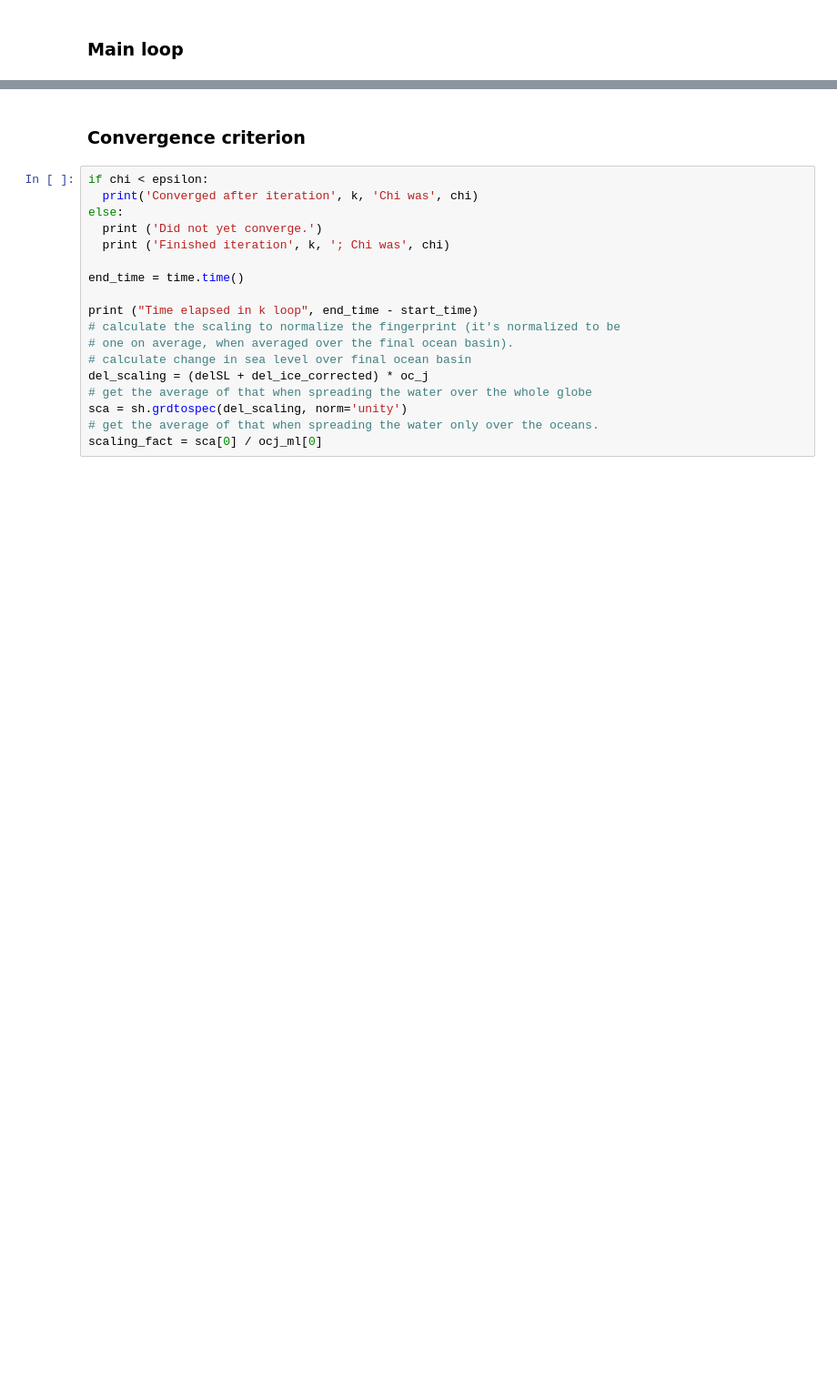
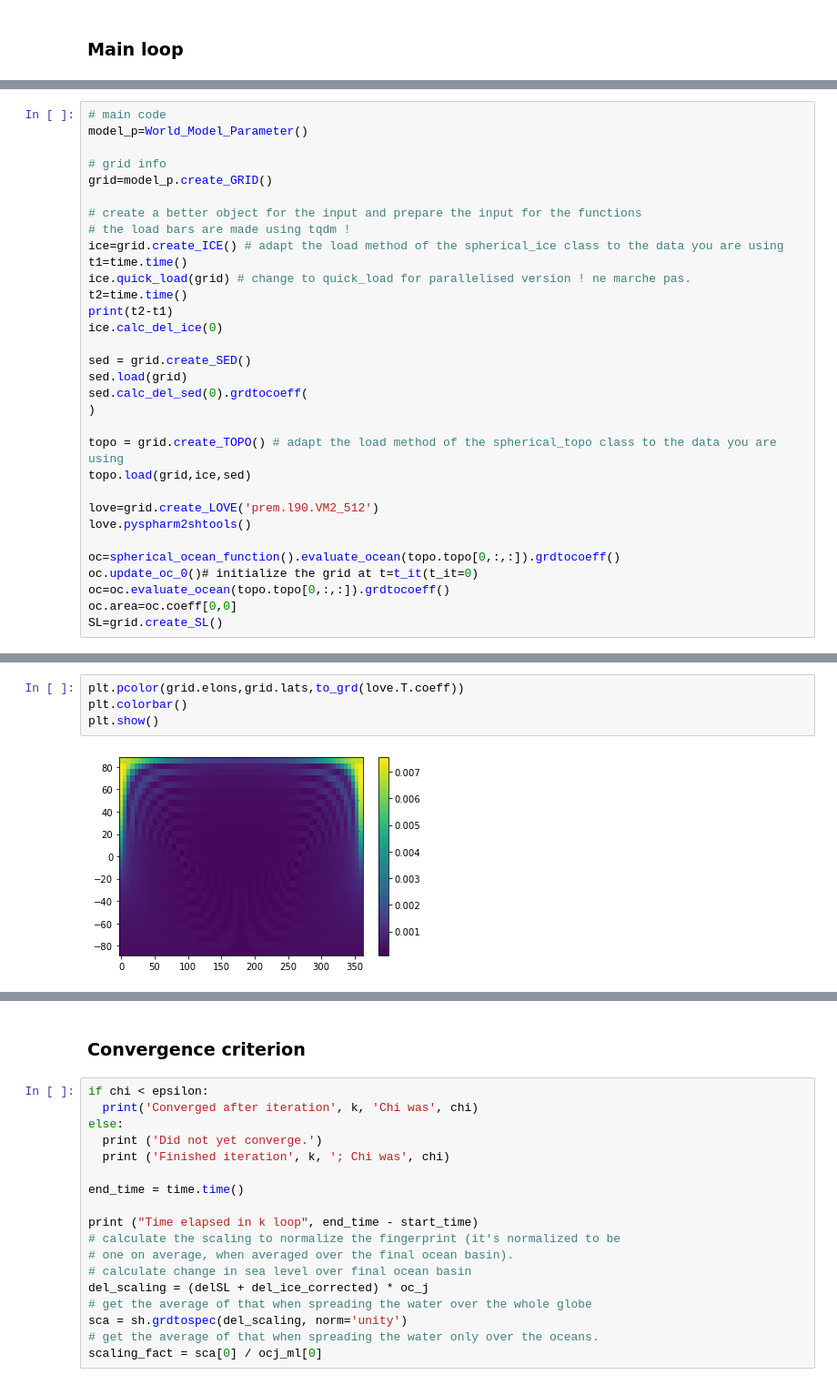
Before and after one commit to AHenryLarroze/Py_SL_C0de, a Jupyter notebook: SL_equation_elastic.ipynb, the cells around one changed output, grey strips where cells are left out. Shown at 91% size. Cells and saved outputs as stored; diff of their text form; blank space fills up the shorter version.

```diff
--- a/SL_equation_elastic.ipynb
+++ b/SL_equation_elastic.ipynb
@@ -436,0 +1562,32 @@ delS_ml.pcolor()
+# %%
+# main code
+model_p=World_Model_Parameter()
+
+# grid info
+grid=model_p.create_GRID()
+
+# create a better object for the input and prepare the input for the functions
+# the load bars are made using tqdm !
+ice=grid.create_ICE() # adapt the load method of the spherical_ice class to the data you are using
+t1=time.time()
+ice.quick_load(grid) # change to quick_load for parallelised version ! ne marche pas.
+t2=time.time()
+print(t2-t1)
+ice.calc_del_ice(0)
+
+sed = grid.create_SED()
+sed.load(grid)
+sed.calc_del_sed(0).grdtocoeff(
+)
+
+topo = grid.create_TOPO() # adapt the load method of the spherical_topo class to the data you are using
+topo.load(grid,ice,sed)
+
+love=grid.create_LOVE('prem.l90.VM2_512')
+love.pyspharm2shtools()
+
+oc=spherical_ocean_function().evaluate_ocean(topo.topo[0,:,:]).grdtocoeff()
+oc.update_oc_0()# initialize the grid at t=t_it(t_it=0)
+oc=oc.evaluate_ocean(topo.topo[0,:,:]).grdtocoeff()
+oc.area=oc.coeff[0,0]
+SL=grid.create_SL()
@@ -436,0 +1639,6 @@ delS_ml.pcolor()
+# %%
+plt.pcolor(grid.elons,grid.lats,to_grd(love.T.coeff))
+plt.colorbar()
+plt.show()
+# %% [output]
+[figure, added]
```
Also changed, not shown: parts of 24 cells of this notebook.
